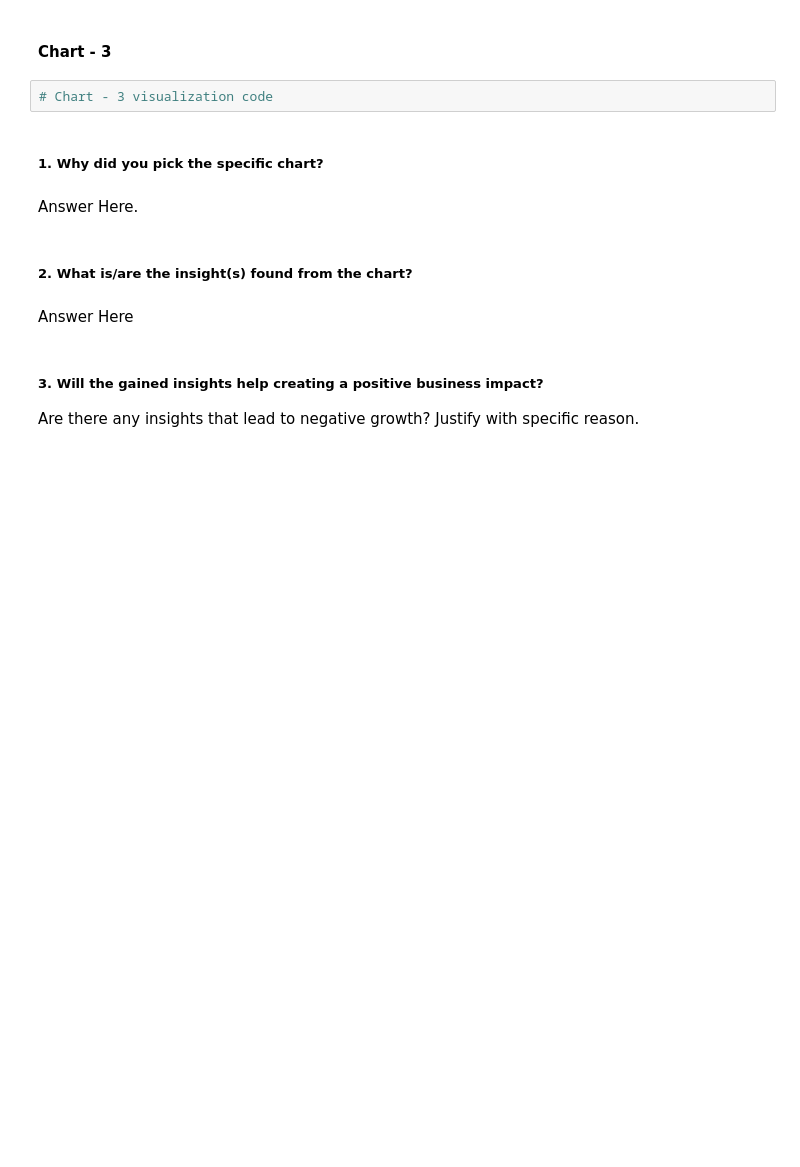
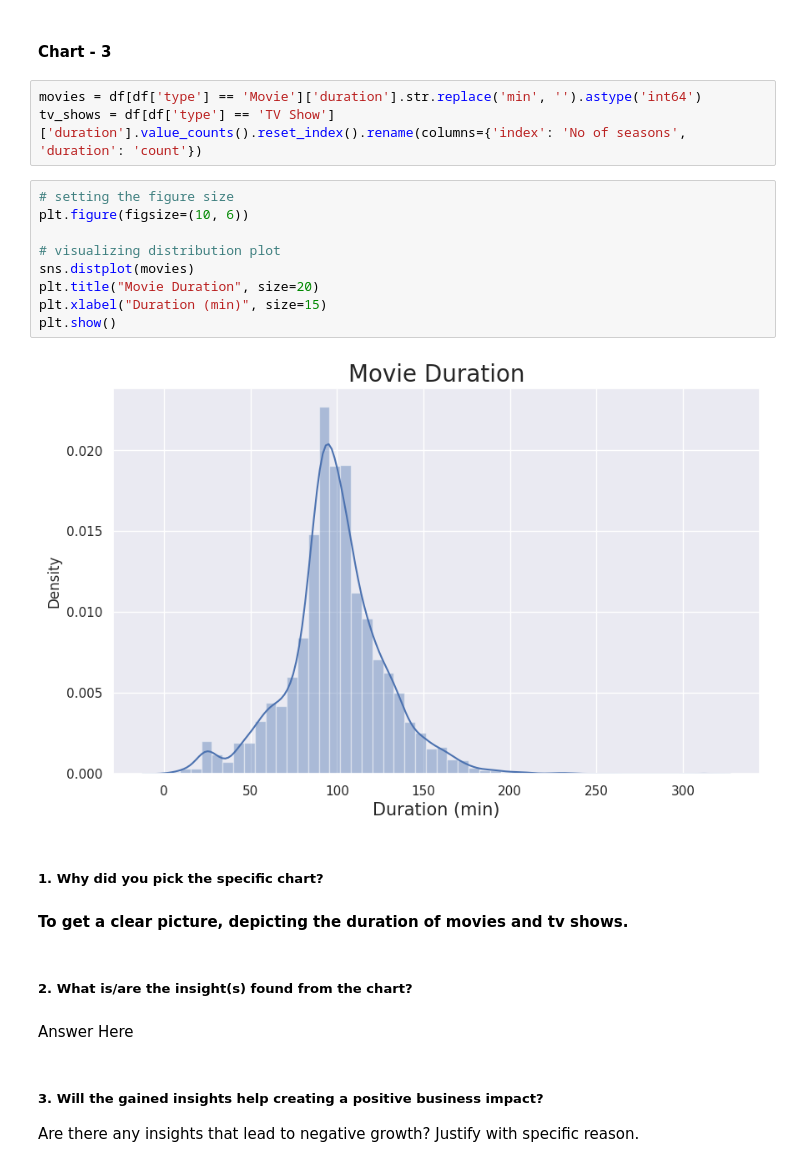
Before and after one commit to pranjalikathait/Machine_Learning, a Jupyter notebook: Copy_of_Sample_ML_Submission_Template.ipynb, the cells around one changed output. Cells and saved outputs as stored; diff of their text form; blank space fills up the shorter version.

```diff
--- a/Copy_of_Sample_ML_Submission_Template.ipynb
+++ b/Copy_of_Sample_ML_Submission_Template.ipynb
@@ -597,11 +501,23 @@ Answer Here
 # %% [markdown]
 #### Chart - 3
-# %%
-# Chart - 3 visualization code
+# %%
+movies = df[df['type'] == 'Movie']['duration'].str.replace('min', '').astype('int64')
+tv_shows = df[df['type'] == 'TV Show']['duration'].value_counts().reset_index().rename(columns={'index': 'No of seasons', 'duration': 'count'})
+# %%
+# setting the figure size
+plt.figure(figsize=(10, 6))
+
+# visualizing distribution plot
+sns.distplot(movies)
+plt.title("Movie Duration", size=20)
+plt.xlabel("Duration (min)", size=15)
+plt.show()
+# %% [output]
+[figure, added]
 # %% [markdown]
 ##### 1. Why did you pick the specific chart?
-# %% [markdown]
-Answer Here.
+# %% [markdown]
+**To get a clear picture, depicting the duration of movies and tv shows.**
 # %% [markdown]
 ##### 2. What is/are the insight(s) found from the chart?
 # %% [markdown]
```
Also changed, not shown: parts of 51 cells of this notebook.
